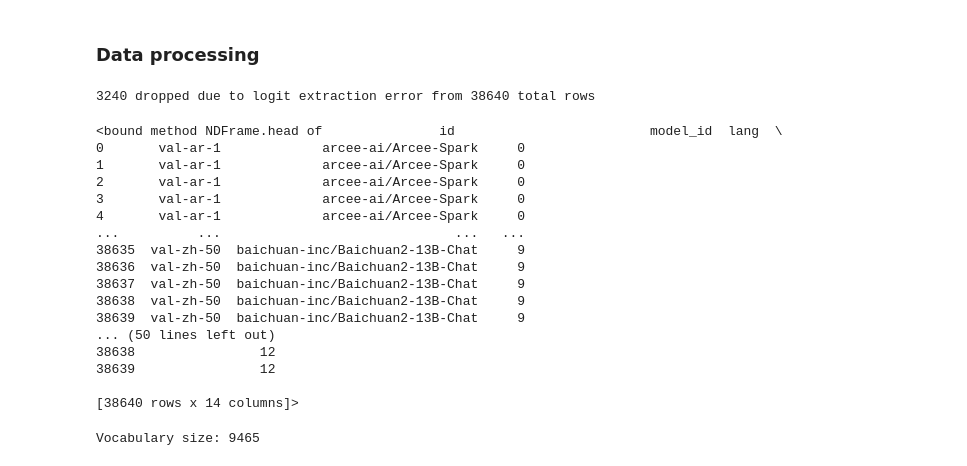
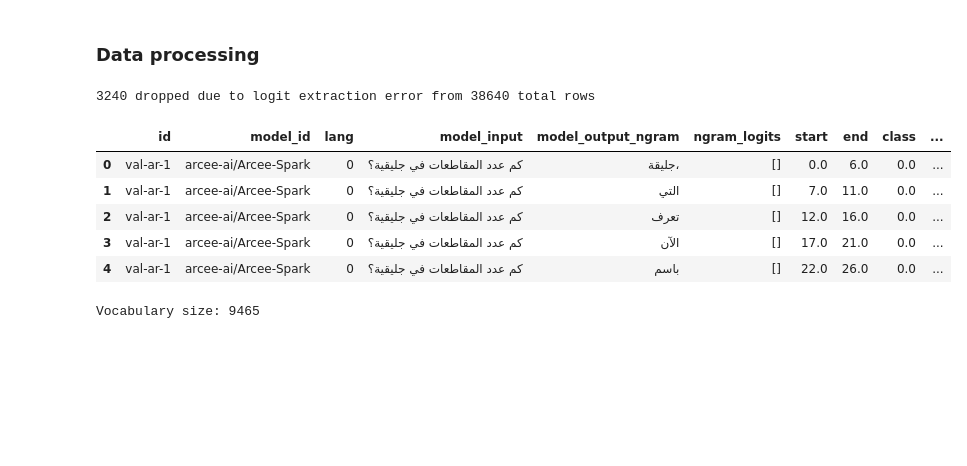
Before and after one commit to Jean-BaptisteCellier/NLP2024_Hallucination_detection_BiLSTM_CRF, a Jupyter notebook: BiLSTM_CRF.ipynb, the cells around one changed output. Cells and saved outputs as stored; diff of their text form; code cells hidden in the pictures; blank space fills up the shorter version.

```diff
--- a/BiLSTM_CRF.ipynb
+++ b/BiLSTM_CRF.ipynb
@@ -58,45 +62,34 @@ else:
 # %%
 df = pd.DataFrame(data)
 
 ngram_pairs = pd.concat([prep.prepare_data_for_random_forest_classifier(row, n) for _, row in df.iterrows()], ignore_index=True)
 
 empty_rows = ngram_pairs[ngram_pairs['ngram_logits'].apply(len) == 0]
 num_empty_rows = len(empty_rows)
 print(f"{num_empty_rows} dropped due to logit extraction error from {len(ngram_pairs)} total rows")
 combined_df = ngram_pairs[ngram_pairs['ngram_logits'].apply(len) != 0]
 
 empty_rows = ngram_pairs[ngram_pairs['ngram_logits'].apply(len) == 0]
 df = ngram_pairs.copy()
 label_encoder = LabelEncoder()
 df["model_id_encoded"] = label_encoder.fit_transform(df["model_id"])
 df["lang"] = label_encoder.fit_transform(df["lang"])
 
 if nb_classes == 3:
     df["bio_tags"] = prep.create_bio_tags(df)
     df = df.drop("class", axis=1)
     bio_tag_to_idx = {"B": 0, "I": 1, "O": 2}
     df['encoded_bio_tags'] = df['bio_tags'].apply(lambda x: bio_tag_to_idx.get(x, 2))
 
-df.head
+df.head()
 # %% [output]
 3240 dropped due to logit extraction error from 38640 total rows
-<bound method NDFrame.head of               id                         model_id  lang  \
-0       val-ar-1             arcee-ai/Arcee-Spark     0
-1       val-ar-1             arcee-ai/Arcee-Spark     0
-2       val-ar-1             arcee-ai/Arcee-Spark     0
-3       val-ar-1             arcee-ai/Arcee-Spark     0
-4       val-ar-1             arcee-ai/Arcee-Spark     0
-...          ...                              ...   ...
-38635  val-zh-50  baichuan-inc/Baichuan2-13B-Chat     9
-38636  val-zh-50  baichuan-inc/Baichuan2-13B-Chat     9
-38637  val-zh-50  baichuan-inc/Baichuan2-13B-Chat     9
-38638  val-zh-50  baichuan-inc/Baichuan2-13B-Chat     9
-38639  val-zh-50  baichuan-inc/Baichuan2-13B-Chat     9
-... (50 lines left out)
-38638                12
-38639                12
-
-[38640 rows x 14 columns]>
+|  | id | model_id | lang | model_input | model_output_ngram | ngram_logits | start | end | class | ... |
+| 0 | val-ar-1 | arcee-ai/Arcee-Spark | 0 | كم عدد المقاطعات في جليقية؟ | جليقة، | [] | 0.0 | 6.0 | 0.0 | ... |
+| 1 | val-ar-1 | arcee-ai/Arcee-Spark | 0 | كم عدد المقاطعات في جليقية؟ | التي | [] | 7.0 | 11.0 | 0.0 | ... |
+| 2 | val-ar-1 | arcee-ai/Arcee-Spark | 0 | كم عدد المقاطعات في جليقية؟ | تعرف | [] | 12.0 | 16.0 | 0.0 | ... |
+| 3 | val-ar-1 | arcee-ai/Arcee-Spark | 0 | كم عدد المقاطعات في جليقية؟ | الآن | [] | 17.0 | 21.0 | 0.0 | ... |
+| 4 | val-ar-1 | arcee-ai/Arcee-Spark | 0 | كم عدد المقاطعات في جليقية؟ | باسم | [] | 22.0 | 26.0 | 0.0 | ... |
 # %%
 # Vocabulary size
 
```
Also changed, not shown: parts of 14 cells of this notebook, 3 other files.
